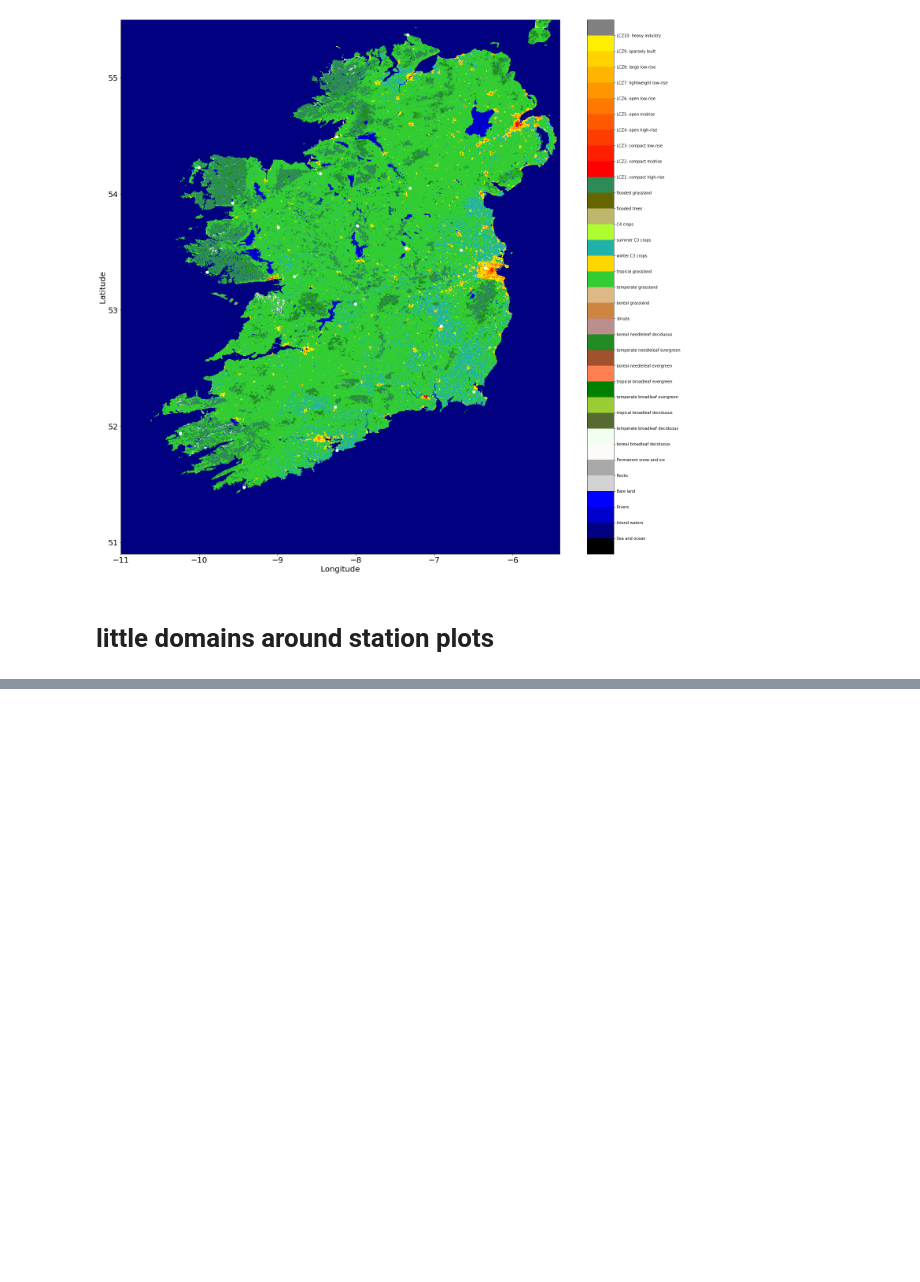
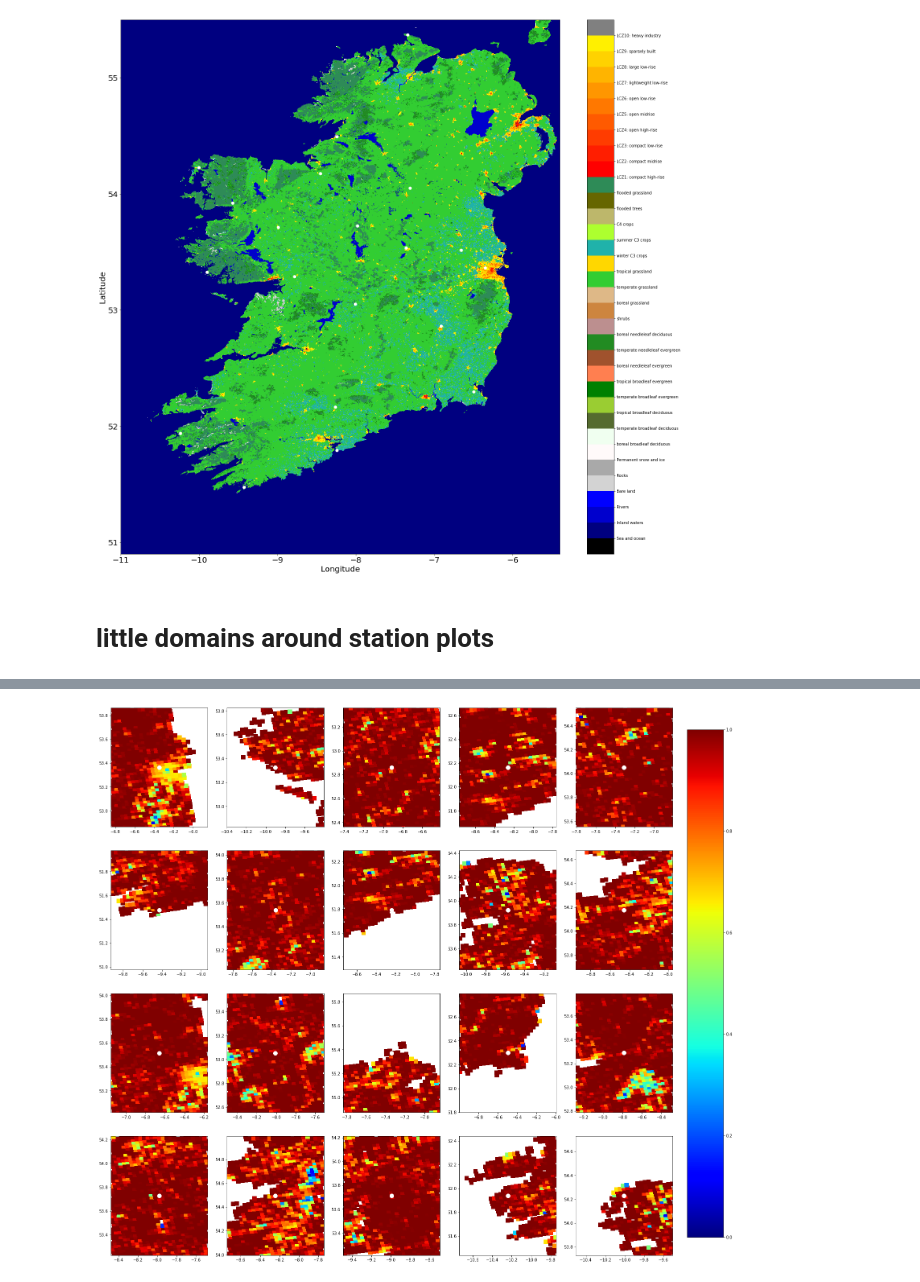
Before and after one commit to gbessardon/patches, a Jupyter notebook: Stations_patches.ipynb, the cells around one changed output, grey strips where cells are left out. Saved outputs shown, nothing was run; the diff lists cells and outputs as text; code cells hidden in the pictures; blank space fills up the shorter version.

```diff
--- a/Stations_patches.ipynb
+++ b/Stations_patches.ipynb
@@ -227,0 +254,18 @@ cb.set_ticklabels(covername)
+# %%
+fig, axes = plt.subplots(4, 5,figsize=(25, 25))
+for ax,j in zip(axes.ravel(),range(0,len(LAT))):
+        latmin=LAT[j]-0.5
+        latmax=LAT[j]+0.5
+        lonmin=LON[j]-0.5
+        lonmax=LON[j]+0.5
+        data, lats, lons = grb.data(lat1=latmin,lat2=latmax,lon1=lonmin,lon2=lonmax)
+        c=ax.scatter(lons,lats,c=data,s=100,marker='s',cmap=plt.cm.jet,vmin=0,vmax=1)
+        sc=ax.scatter(LON[j],LAT[j],s=100,c='w')
+        ax.set_xlim(np.min(lons),np.max(lons))
+        ax.set_ylim(np.min(lats),np.max(lats))
+        #ax.set_xlabel('Longitude',fontsize=20)
+        #ax.set_ylabel('Latitude',fontsize=20)
+cbar_ax = fig.add_axes([0.92, 0.15, 0.05, 0.7])
+cb=fig.colorbar(c, cax=cbar_ax)
+# %% [output]
+[figure, added]
```
Also changed, not shown: parts of 10 cells of this notebook.
